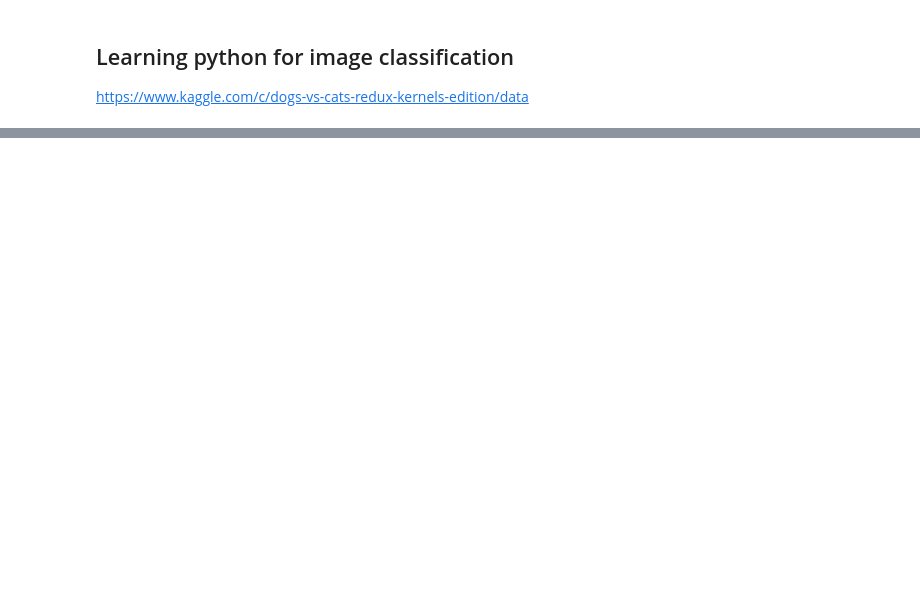
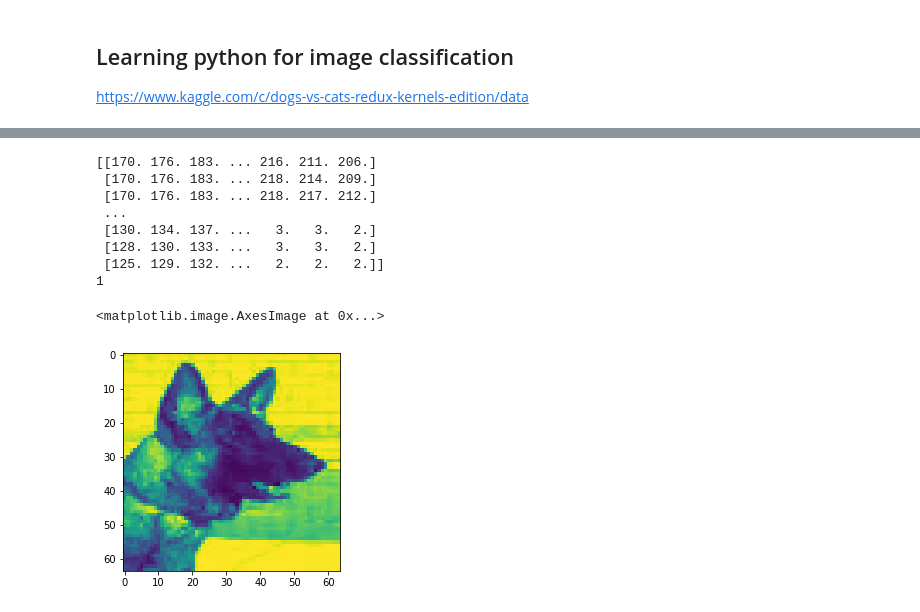
Before and after one commit to nanduzz/dogs-vs-cats-kaggle, a Jupyter notebook: Dogs vs Cats Redux- Kernels Edition.ipynb, the cells around one changed output, grey strips where cells are left out. Saved outputs shown, nothing was run; the diff lists cells and outputs as text; code cells hidden in the pictures; blank space fills up the shorter version.

```diff
--- a/Dogs vs Cats Redux- Kernels Edition.ipynb
+++ b/Dogs vs Cats Redux- Kernels Edition.ipynb
@@ -137,0 +116,4 @@ for label in train_labels :
+# %%
+eval_data = np.concatenate((train_data_loaded[:500], train_data_loaded[-500:]), axis=0)
+eval_labels = np.concatenate((train_labels_loaded[:500], train_labels_loaded[-500:]), axis=0)
+#print(eval_labels)
@@ -137,0 +174,15 @@ for label in train_labels :
+# %%
+print(eval_data[0])
+print(eval_labels[-1])
+plt.imshow(eval_data[-1])
+# %% [output]
+[[170. 176. 183. ... 216. 211. 206.]
+ [170. 176. 183. ... 218. 214. 209.]
+ [170. 176. 183. ... 218. 217. 212.]
+ ...
+ [130. 134. 137. ...   3.   3.   2.]
+ [128. 130. 133. ...   3.   3.   2.]
+ [125. 129. 132. ...   2.   2.   2.]]
+1
+<matplotlib.image.AxesImage at 0x...>
+[figure, added]
```
Also changed, not shown: parts of 20 cells of this notebook, 1 other file.
